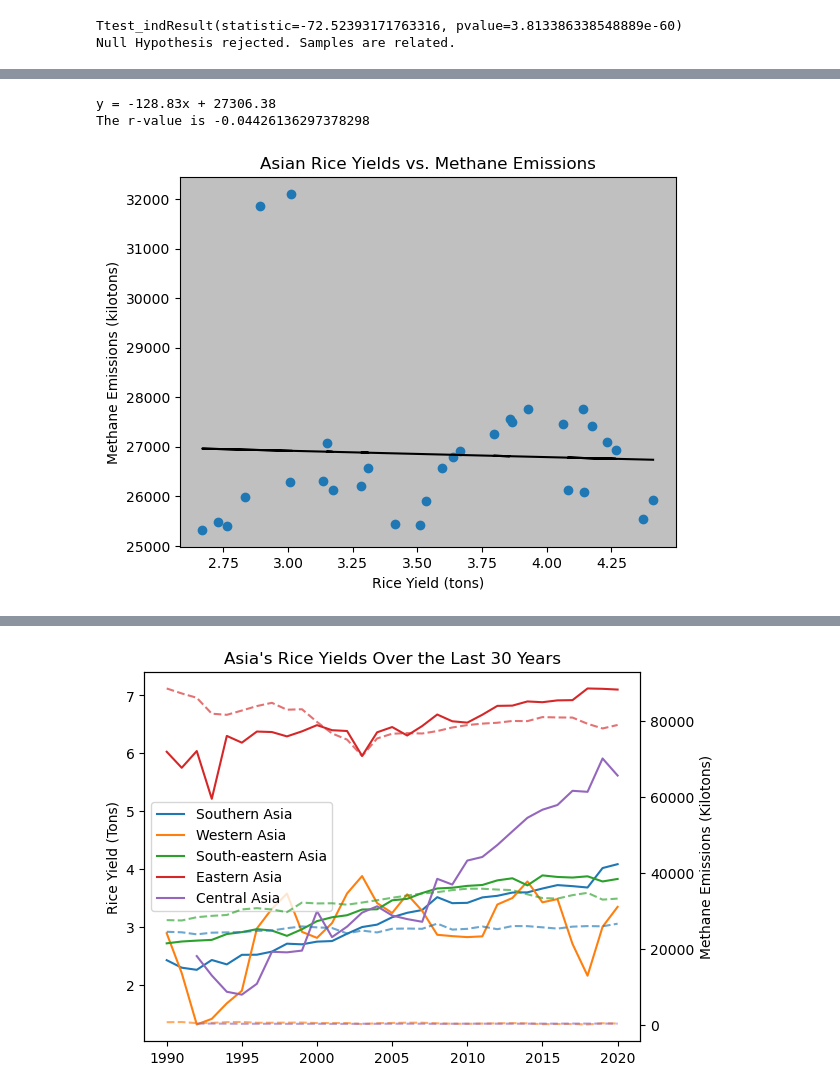
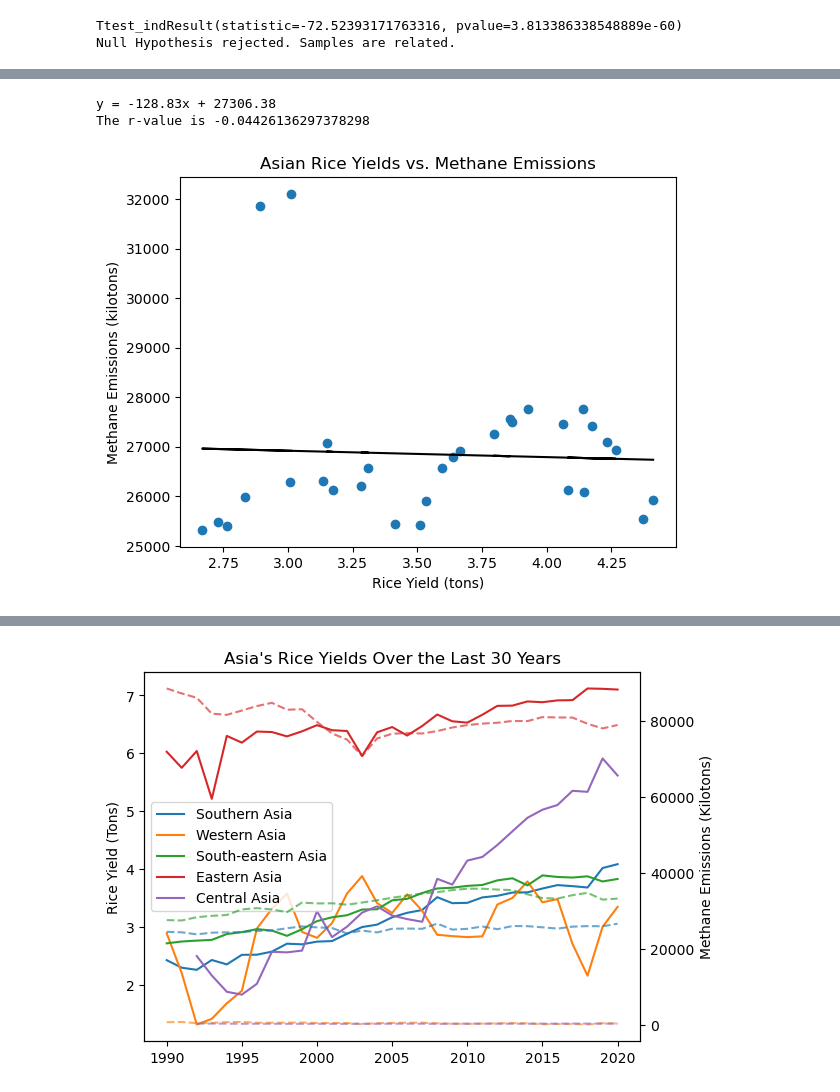
Before and after one commit to dpinsky1/Cancer, a Jupyter notebook: davids_file.ipynb, the cells around one changed output, grey strips where cells are left out. Cells and saved outputs as stored; diff of their text form; code cells hidden in the pictures.

```diff
--- a/davids_file.ipynb
+++ b/davids_file.ipynb
@@ -139,16 +140,14 @@ The r-value is 0.5768494696809449
 # %%
+# Scatter plot of Asian Rice data points as backdrop for linear regression.
 scatterx2 = asian_yields
 scattery2 = asian_ch4_yields
-scatterax2 = plt.axes()
-scatterax2.set_facecolor('silver')
 plt.ylabel('Methane Emissions (kilotons)')
 plt.xlabel('Rice Yield (tons)')
 lin_reg(scatterx2,scattery2)
 plt.title('Asian Rice Yields vs. Methane Emissions')
 plt.scatter(scatterx2,scattery2)
-
 plt.show()
 # %% [output]
 y = -128.83x + 27306.38
 The r-value is -0.04426136297378298
-[figure, old version]
+[figure, new version]
```
Also changed, not shown: parts of 17 cells of this notebook, 4 other files.
